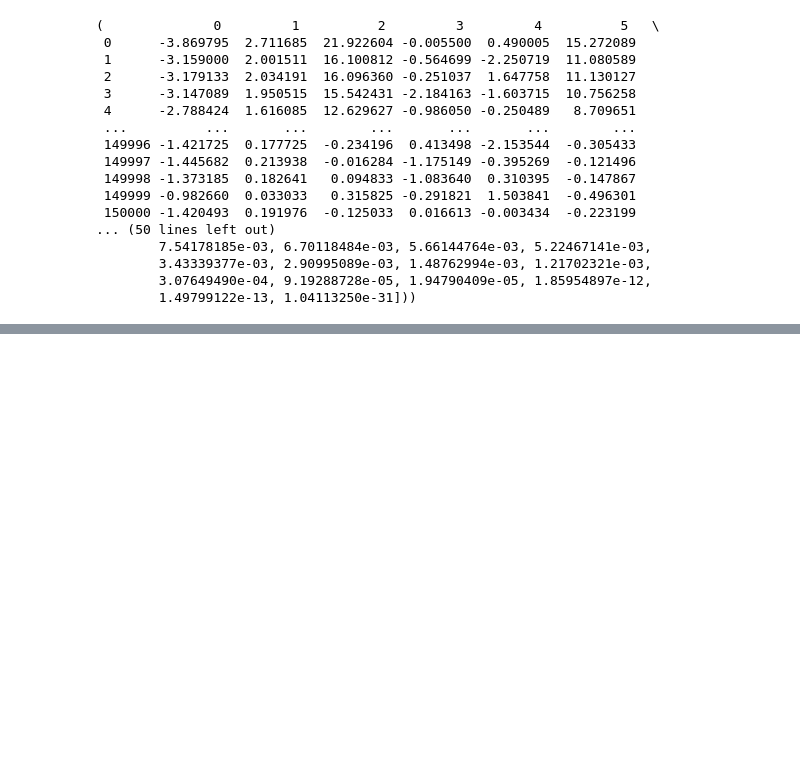
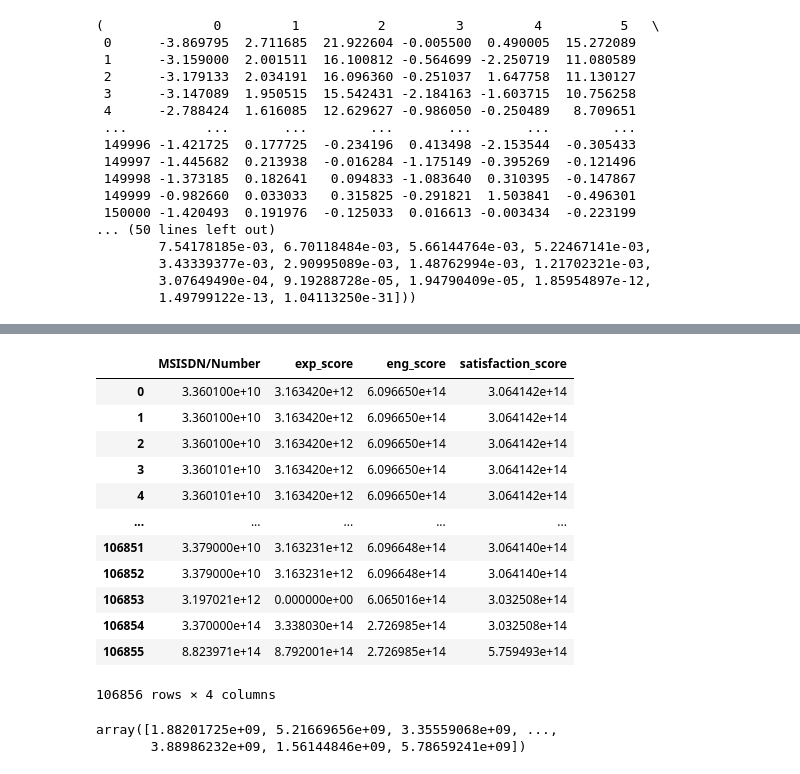
Before and after one commit to gedionabebe/Telecom-data-analysis, a Jupyter notebook: telecom_data_analysis.ipynb, the cells around one changed output, grey strips where cells are left out. Saved outputs shown, nothing was run; the diff lists cells and outputs as text; code cells hidden in the pictures; blank space fills up the shorter version.

```diff
--- a/telecom_data_analysis.ipynb
+++ b/telecom_data_analysis.ipynb
@@ -388,0 +645,40 @@ dem_reduction(stand)
+# %%
+from scripts.satisfaction_analysis import satisfaction_score, engagement_score, experience_score
+x=experience_score(data)
+y=engagement_score(data)
+satisfaction_score(x,y)
+# %% [output]
+|  | MSISDN/Number | exp_score | eng_score | satisfaction_score |
+| 0 | 3.360100e+10 | 3.163420e+12 | 6.096650e+14 | 3.064142e+14 |
+| 1 | 3.360100e+10 | 3.163420e+12 | 6.096650e+14 | 3.064142e+14 |
+| 2 | 3.360100e+10 | 3.163420e+12 | 6.096650e+14 | 3.064142e+14 |
+| 3 | 3.360101e+10 | 3.163420e+12 | 6.096650e+14 | 3.064142e+14 |
+| 4 | 3.360101e+10 | 3.163420e+12 | 6.096650e+14 | 3.064142e+14 |
+| ... | ... | ... | ... | ... |
+| 106851 | 3.379000e+10 | 3.163231e+12 | 6.096648e+14 | 3.064140e+14 |
+| 106852 | 3.379000e+10 | 3.163231e+12 | 6.096648e+14 | 3.064140e+14 |
+| 106853 | 3.197021e+12 | 0.000000e+00 | 6.065016e+14 | 3.032508e+14 |
+| 106854 | 3.370000e+14 | 3.338030e+14 | 2.726985e+14 | 3.032508e+14 |
+| 106855 | 8.823971e+14 | 8.792001e+14 | 2.726985e+14 | 5.759493e+14 |
+106856 rows × 4 columns
+# %%
+import pandas as pd
+from sklearn.neural_network import MLPRegressor
+from sklearn.model_selection import train_test_split
+from scripts.satisfaction_analysis import satisfaction_score, engagement_score, experience_score
+from scripts.data_cleaning_transformation import standard_scaler
+
+eng = engagement_score(data)
+exp = experience_score(data)
+x= pd.DataFrame(list(zip(eng['session_freq'],eng['session_dur'],eng['session_data'],exp['avg_tcp'],exp['avg_rtt'],exp['hand_sets'],exp['avg_throughput'])),columns=['session_freq','session_dur','session_data','avg_tcp','avg_rtt','hand_sets','avg_throughput'])
+y= satisfaction_score(exp,eng)['satisfaction_score'].to_list()
+X_train, X_test, y_train, y_test = train_test_split(x, y,random_state=1, test_size=0.3)
+X_trainscaled = standard_scaler(X_train)
+X_testscaled = standard_scaler(X_test)
+reg_model = MLPRegressor(hidden_layer_sizes=(10,10,10),activation="relu" ,random_state=1, max_iter=100).fit(X_trainscaled, y_train)
+y_prediction = reg_model.predict(X_testscaled)
+
+y_prediction
+# %% [output]
+array([1.88201725e+09, 5.21669656e+09, 3.35559068e+09, ...,
+       3.88986232e+09, 1.56144846e+09, 5.78659241e+09])
```
Also changed, not shown: parts of 16 cells of this notebook, 5 other files.
